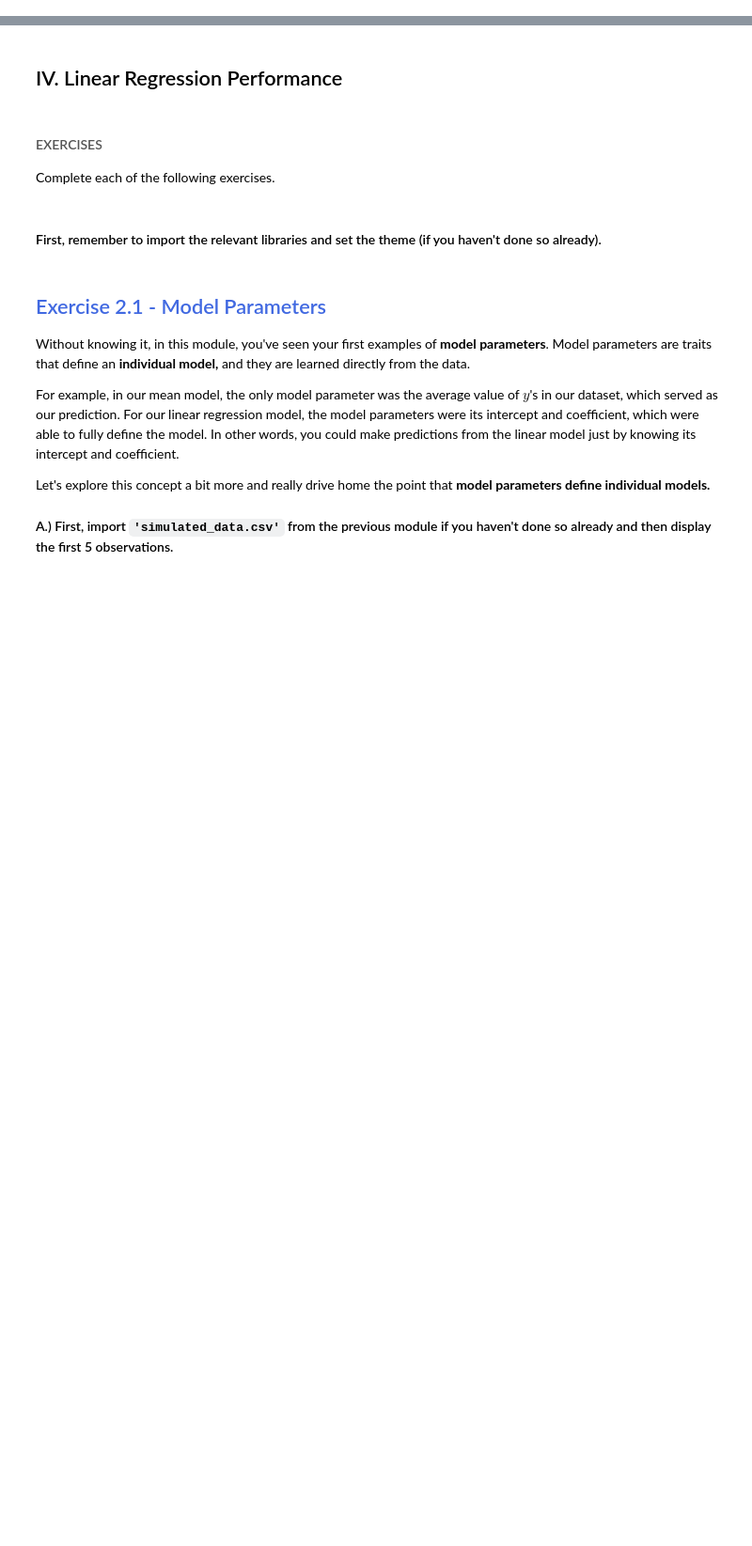
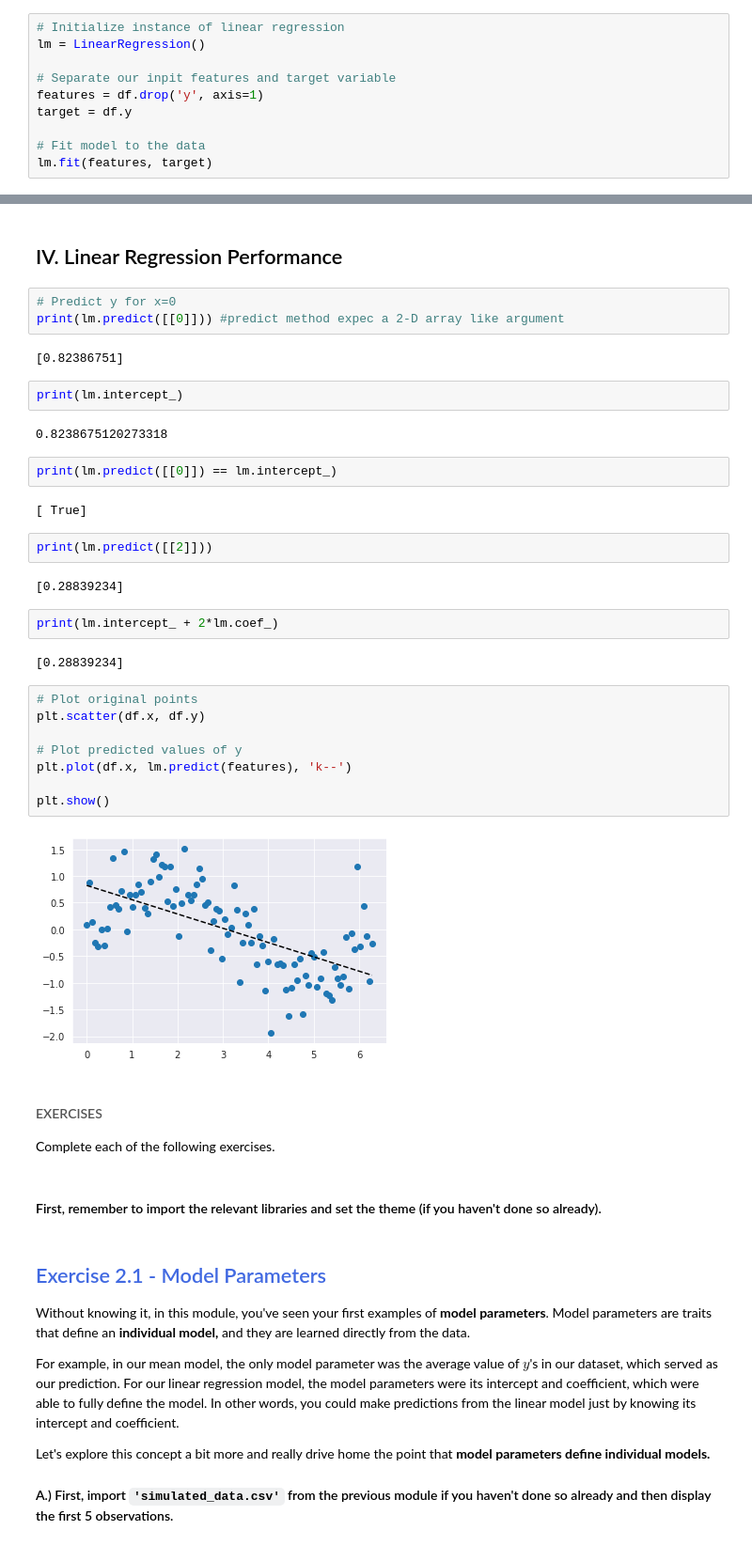
Before and after one commit to cedricsoares/elite_data_science, a Jupyter notebook: 2 - Workbook - Starting Simple.ipynb, the cells around one changed output, grey strips where cells are left out. Shown at 94% size. Drawn from its saved outputs; the diff is of its cells as text; blank space fills up the shorter version.

```diff
--- a/2 - Workbook - Starting Simple.ipynb
+++ b/2 - Workbook - Starting Simple.ipynb
@@ -19,0 +61,10 @@ Use this space to practice writing and implementing all of the code from Coding
+# %%
+# Initialize instance of linear regression
+lm = LinearRegression()
+
+# Separate our inpit features and target variable
+features = df.drop('y', axis=1)
+target = df.y
+
+# Fit model to the data
+lm.fit(features, target)
@@ -20,5 +80,36 @@ Use this space to practice writing and implementing all of the code from Coding
 # %% [markdown]
 ## IV. Linear Regression Performance
+# %%
+# Predict y for x=0
+print(lm.predict([[0]])) #predict method expec a 2-D array like argument
+# %% [output]
+[0.82386751]
+# %%
+print(lm.intercept_)
+# %% [output]
+0.8238675120273318
+# %%
+print(lm.predict([[0]]) == lm.intercept_)
+# %% [output]
+[ True]
+# %%
+print(lm.predict([[2]]))
+# %% [output]
+[0.28839234]
+# %%
+print(lm.intercept_ + 2*lm.coef_)
+# %% [output]
+[0.28839234]
+# %%
+# Plot original points
+plt.scatter(df.x, df.y)
+
+# Plot predicted values of y
+plt.plot(df.x, lm.predict(features), 'k--')
+
+plt.show()
+# %% [output]
+[figure, added]
 # %% [markdown]
 #### <span style="color:#555">EXERCISES</span>
 
```
Also changed, not shown: parts of 36 cells of this notebook.
